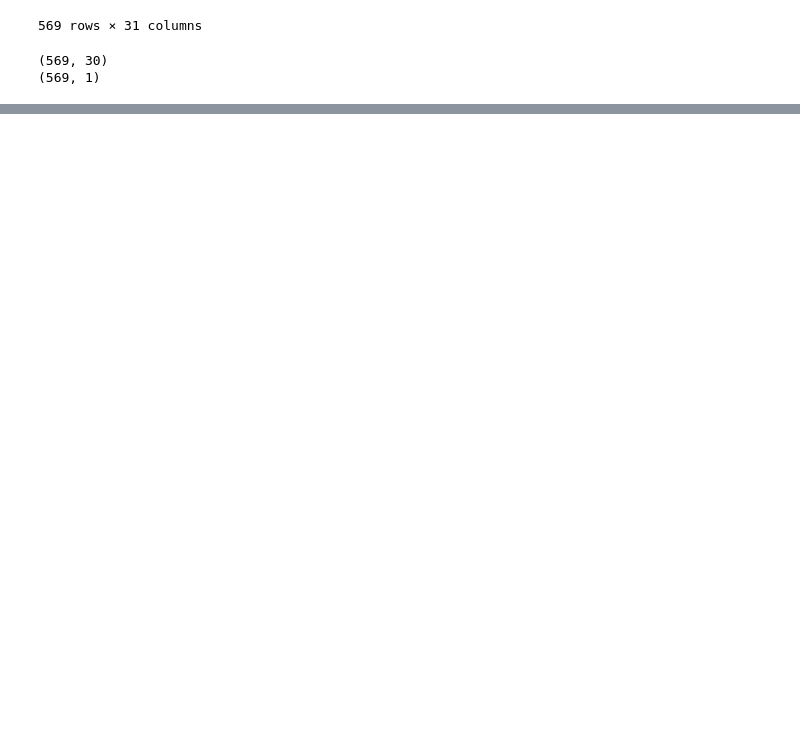
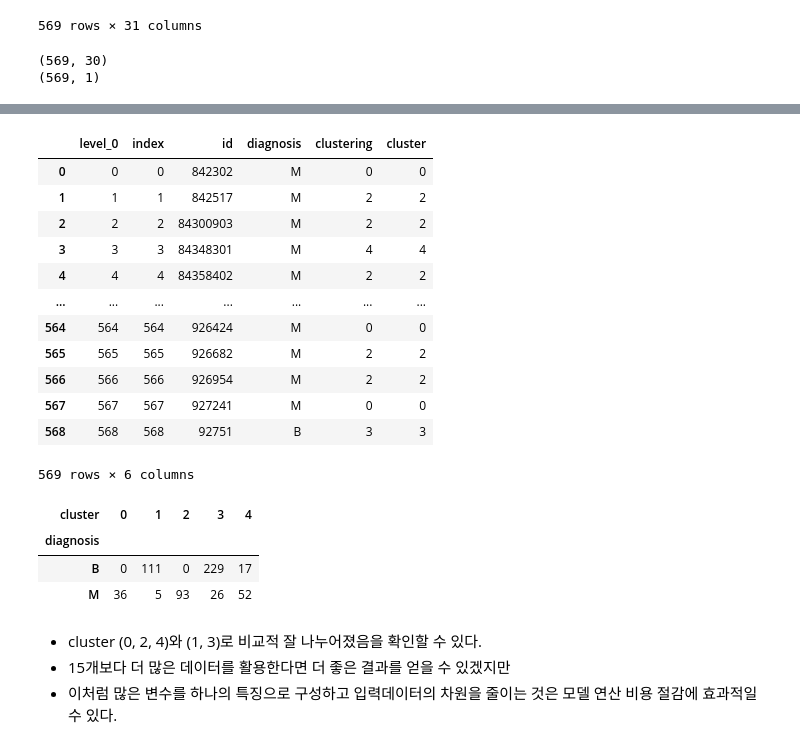
Before and after one commit to domo7304/KT_AIVLE_SCHOOL, a Jupyter notebook: 사전학습/2. 데이터 전처리 이해와 실무/4. 데이터 변환 – 특징 생성.ipynb, the cells around one changed output, grey strips where cells are left out. Drawn from its saved outputs; the diff is of its cells as text; code cells hidden in the pictures; blank space fills up the shorter version.

```diff
--- a/사전학습/2. 데이터 전처리 이해와 실무/4. 데이터 변환 – 특징 생성.ipynb
+++ b/사전학습/2. 데이터 전처리 이해와 실무/4. 데이터 변환 – 특징 생성.ipynb
@@ -217,0 +367,6 @@ std_
+# %%
+# K-means 알고리즘 또한 데이터 간의 거리를 토대로 군집분석을 진행하기 때문에
+# 데이터 간 관측 거리가 다른 것을 맞추기 위해 데이터 스케일링
+std_scaler.fit(subset_df)
+subset_input_scaled = std_scaler.transform(subset_df)
+subset_input_scaled
@@ -217,0 +387,39 @@ std_
+# %%
+# K-means 클러스터링 적용
+k = 5
+model = KMeans(n_clusters = k, random_state = 10)
+# %%
+# scaling한 데이터를 fit 하여 모델 학습
+model.fit(subset_input_scaled)
+
+# 클러스터링 결과를 Target 변수와 비교하기 위해 원 데이터에 column으로 생성
+target_df['cluster'] = model.fit_predict(subset_input_scaled)
+# %%
+# 최종 데이터 확인
+target_df
+# %% [output]
+|  | level_0 | index | id | diagnosis | clustering | cluster |
+| 0 | 0 | 0 | 842302 | M | 0 | 0 |
+| 1 | 1 | 1 | 842517 | M | 2 | 2 |
+| 2 | 2 | 2 | 84300903 | M | 2 | 2 |
+| 3 | 3 | 3 | 84348301 | M | 4 | 4 |
+| 4 | 4 | 4 | 84358402 | M | 2 | 2 |
+| ... | ... | ... | ... | ... | ... | ... |
+| 564 | 564 | 564 | 926424 | M | 0 | 0 |
+| 565 | 565 | 565 | 926682 | M | 2 | 2 |
+| 566 | 566 | 566 | 926954 | M | 2 | 2 |
+| 567 | 567 | 567 | 927241 | M | 0 | 0 |
+| 568 | 568 | 568 | 92751 | B | 3 | 3 |
+569 rows × 6 columns
+# %%
+# 15개의 임의의 변수로 만들어진 하나의 특징(군집 결과)과 기존 Target 변수와의 비교
+pd.crosstab(target_df.diagnosis, target_df.cluster)
+# %% [output]
+| cluster | 0 | 1 | 2 | 3 | 4 |
+| diagnosis |  |  |  |  |  |
+| B | 0 | 111 | 0 | 229 | 17 |
+| M | 36 | 5 | 93 | 26 | 52 |
+# %% [markdown]
+- cluster (0, 2, 4)와 (1, 3)로 비교적 잘 나누어졌음을 확인할 수 있다.
+- 15개보다 더 많은 데이터를 활용한다면 더 좋은 결과를 얻을 수 있겠지만
+- 이처럼 많은 변수를 하나의 특징으로 구성하고 입력데이터의 차원을 줄이는 것은 모델 연산 비용 절감에 효과적일 수 있다.
```
Also changed, not shown: parts of 15 cells of this notebook.
